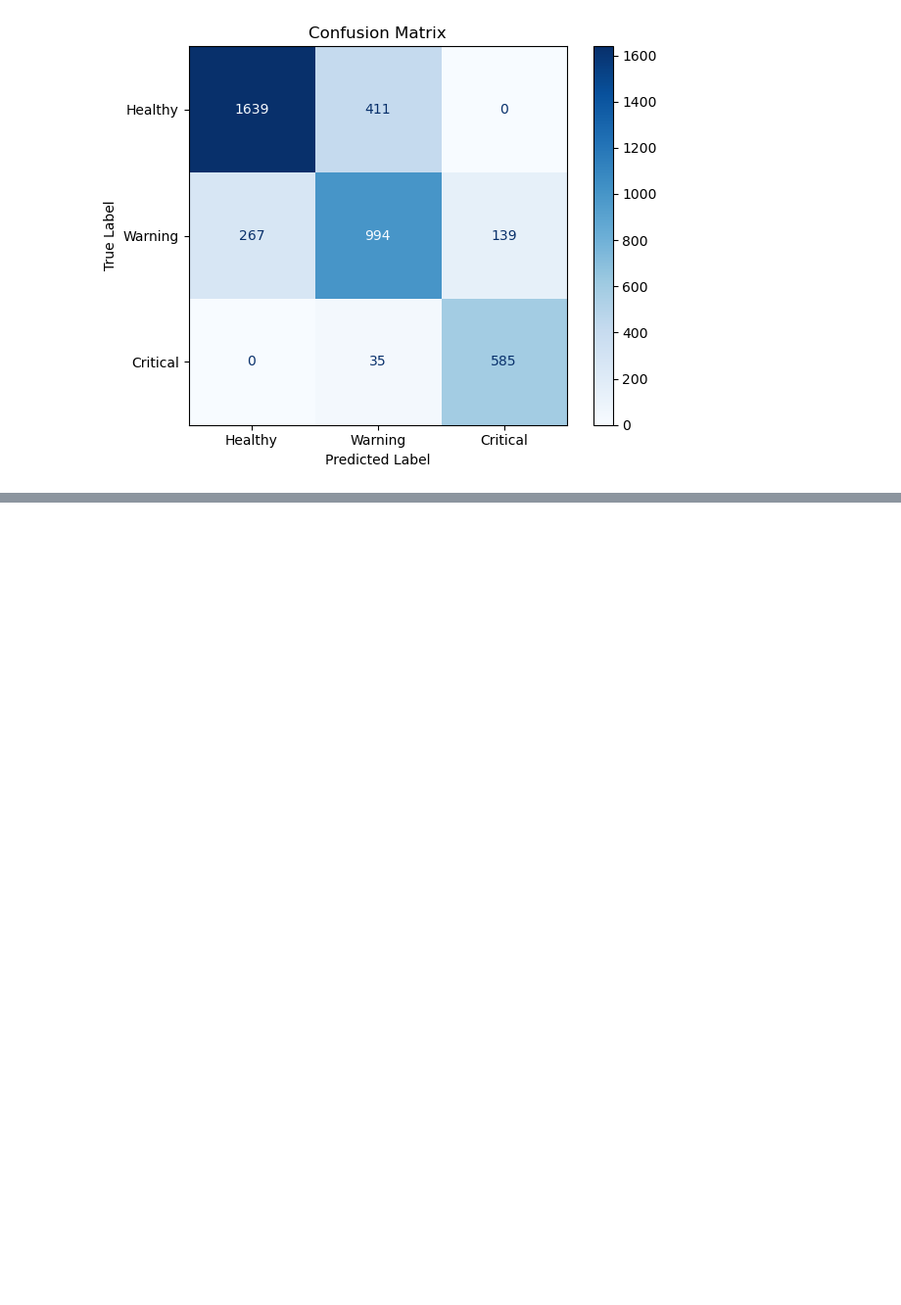
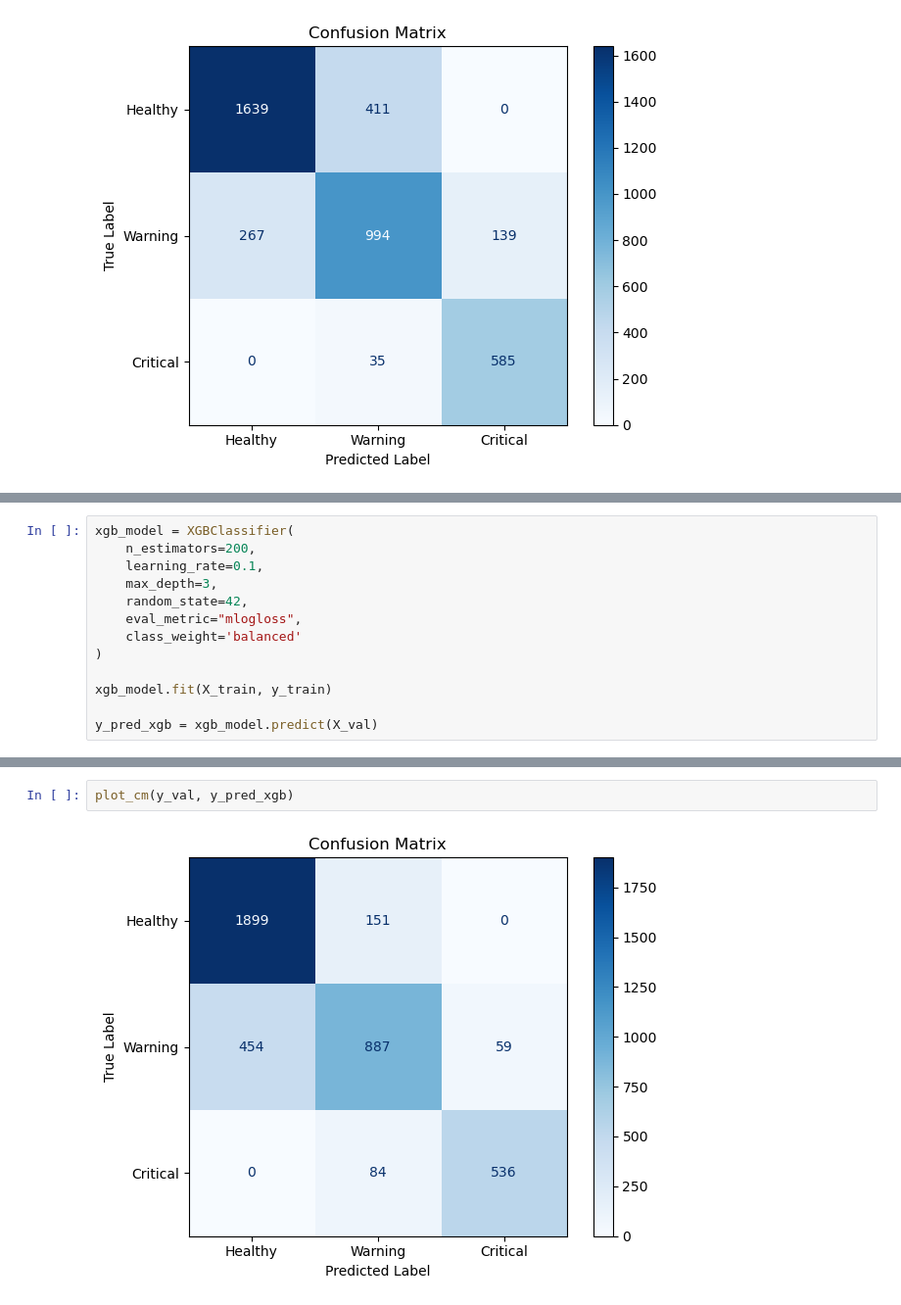
Before and after one commit to variableh/NASA, a Jupyter notebook: 03_classification.ipynb, the cells around one changed output, grey strips where cells are left out. Shown at 98% size. Cells and saved outputs as stored; diff of their text form; blank space fills up the shorter version.

```diff
--- a/03_classification.ipynb
+++ b/03_classification.ipynb
@@ -196,0 +256,13 @@ plot_cm(y_val, y_pred_lr)
+# %%
+xgb_model = XGBClassifier(
+    n_estimators=200,
+    learning_rate=0.1,
+    max_depth=3,
+    random_state=42,
+    eval_metric="mlogloss",
+    class_weight='balanced'
+)
+
+xgb_model.fit(X_train, y_train)
+
+y_pred_xgb = xgb_model.predict(X_val)
@@ -196,0 +279,4 @@ plot_cm(y_val, y_pred_lr)
+# %%
+plot_cm(y_val, y_pred_xgb)
+# %% [output]
+[figure, added]
```
Also changed, not shown: parts of 16 cells of this notebook.
